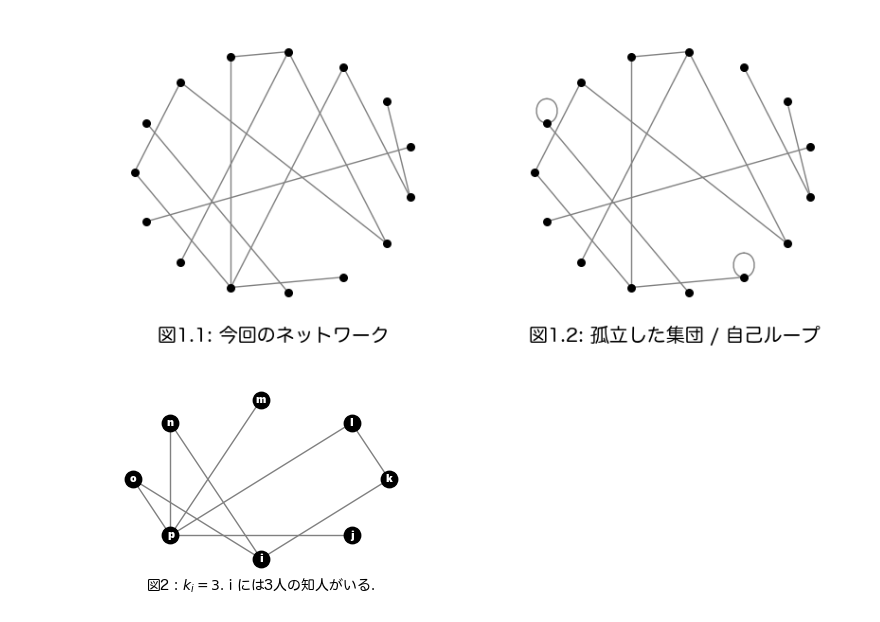
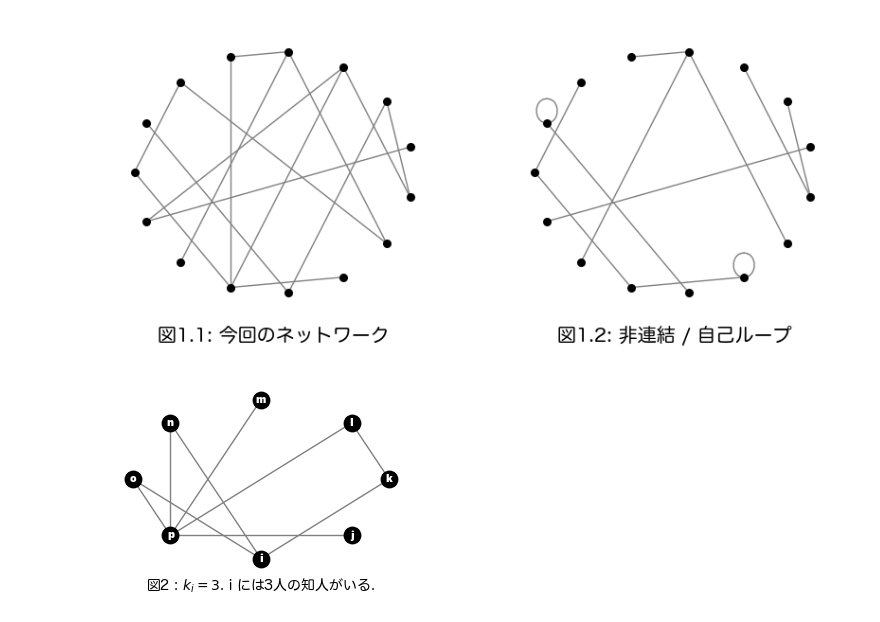
Before and after one commit to ssoo0/friend-sandwich, a Jupyter notebook: images-for-readme.ipynb, the cells around one changed output. Saved outputs shown, nothing was run; the diff lists cells and outputs as text; code cells hidden in the pictures.

```diff
--- a/images-for-readme.ipynb
+++ b/images-for-readme.ipynb
@@ -12,35 +12,41 @@ plt.rcParams['font.family'] = 'Hiragino Maru Gothic Pro'
 # %%
 sequence = nx.random_powerlaw_tree_sequence(15, tries=5000, seed=77)
 G = nx.configuration_model(sequence, seed=81)
 actual_degrees = [d for v, d in G.degree()]
 G.add_edge(3, 10)
 G.add_edge(3, 12)
+G.add_edge(1, 10)
+G.add_edge(4, 9)
 G.remove_edges_from(nx.selfloop_edges(G))
 
 options = {
     'node_color': 'black',
     'node_size': 30,
     'width': 1,
     'style': 'solid',
     'edge_color': 'grey',
 }
 plt.figure(figsize=(10, 4))
 
 plt.subplot(1,2,1)
 plt.text(text_x, text_y, "図1.1: 今回のネットワーク", fontsize="x-large", ha='center')
-nx.draw_shell(G, with_labels=False, **options, label='fads')
+nx.draw_shell(G, with_labels=False, **options)
 
 G.remove_edge(3, 10)
+G.remove_edge(3, 12)
+G.remove_edge(6, 13)
+G.remove_edge(1, 10)
+G.remove_edge(4, 9)
 G.add_edge(5,5)
 G.add_edge(14,14)
 plt.subplot(1,2,2)
-plt.text(text_x, text_y, "図1.2: 孤立した集団 / 自己ループ", fontsize="x-large", ha='center')
+plt.text(text_x, text_y, "図1.2: 非連結 / 自己ループ", fontsize="x-large", ha='center')
 nx.draw_shell(G, with_labels=False, **options)
 
 plt.savefig("images/fig1.png")
 plt.show(G)
 # %% [output]
-[figure, old version]
+[figure, new version]
 # %%
 G = nx.Graph()
 G.add_edges_from(
```
Also changed, not shown: 4 other files.
